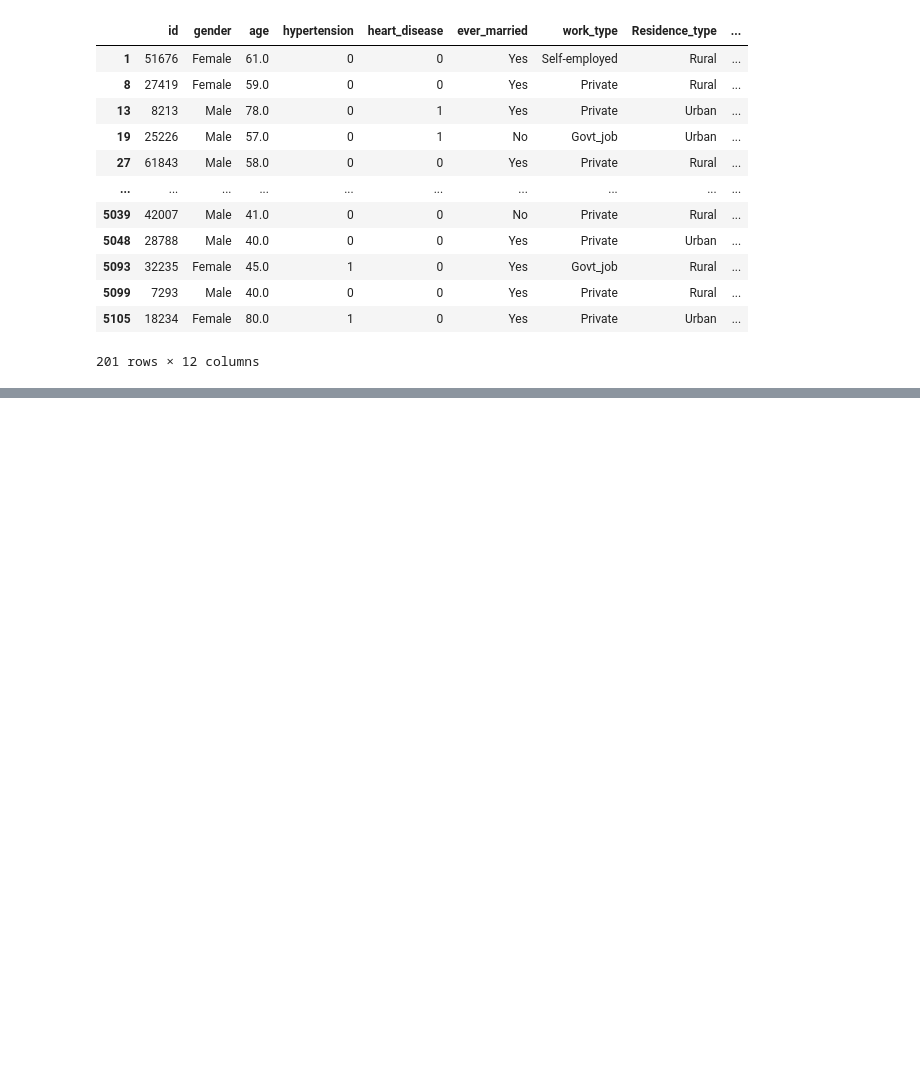
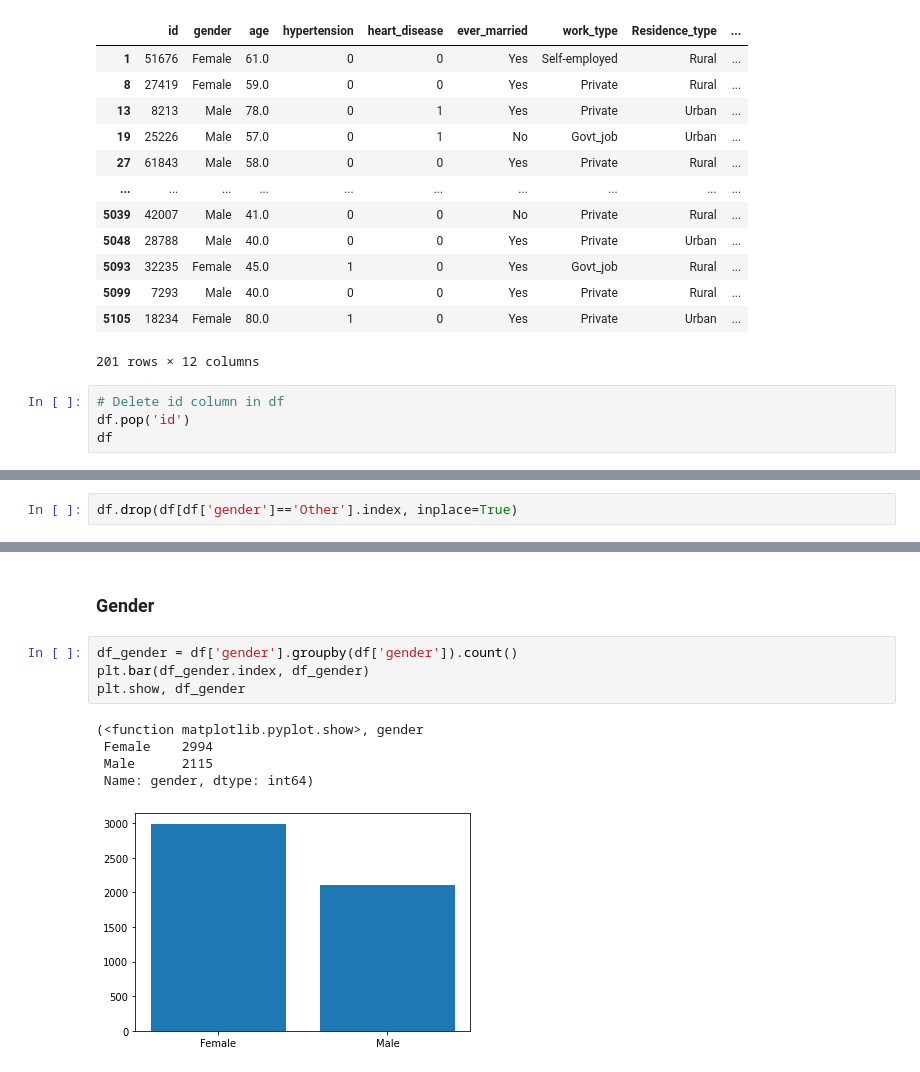
Before and after one commit to mraihanfs/strokePrediction, a Jupyter notebook: Capstone Project .ipynb, the cells around one changed output, grey strips where cells are left out. Saved outputs shown, nothing was run; the diff lists cells and outputs as text; blank space fills up the shorter version.

```diff
--- a/Capstone Project .ipynb
+++ b/Capstone Project .ipynb
@@ -156,3 +140,7 @@ df[df.isna().any(axis=1)]
 | 5099 | 7293 | Male | 40.0 | 0 | 0 | Yes | Private | Rural | ... |
 | 5105 | 18234 | Female | 80.0 | 1 | 0 | Yes | Private | Urban | ... |
 201 rows × 12 columns
+# %%
+# Delete id column in df
+df.pop('id')
+df
@@ -158,0 +198,2 @@ df[df.isna().any(axis=1)]
+# %%
+df.drop(df[df['gender']=='Other'].index, inplace=True)
@@ -158,0 +209,12 @@ df[df.isna().any(axis=1)]
+# %% [markdown]
+### Gender
+# %%
+df_gender = df['gender'].groupby(df['gender']).count()
+plt.bar(df_gender.index, df_gender)
+plt.show, df_gender
+# %% [output]
+(<function matplotlib.pyplot.show>, gender
+ Female    2994
+ Male      2115
+ Name: gender, dtype: int64)
+[figure, added]
```
Also changed, not shown: parts of 40 cells of this notebook.
